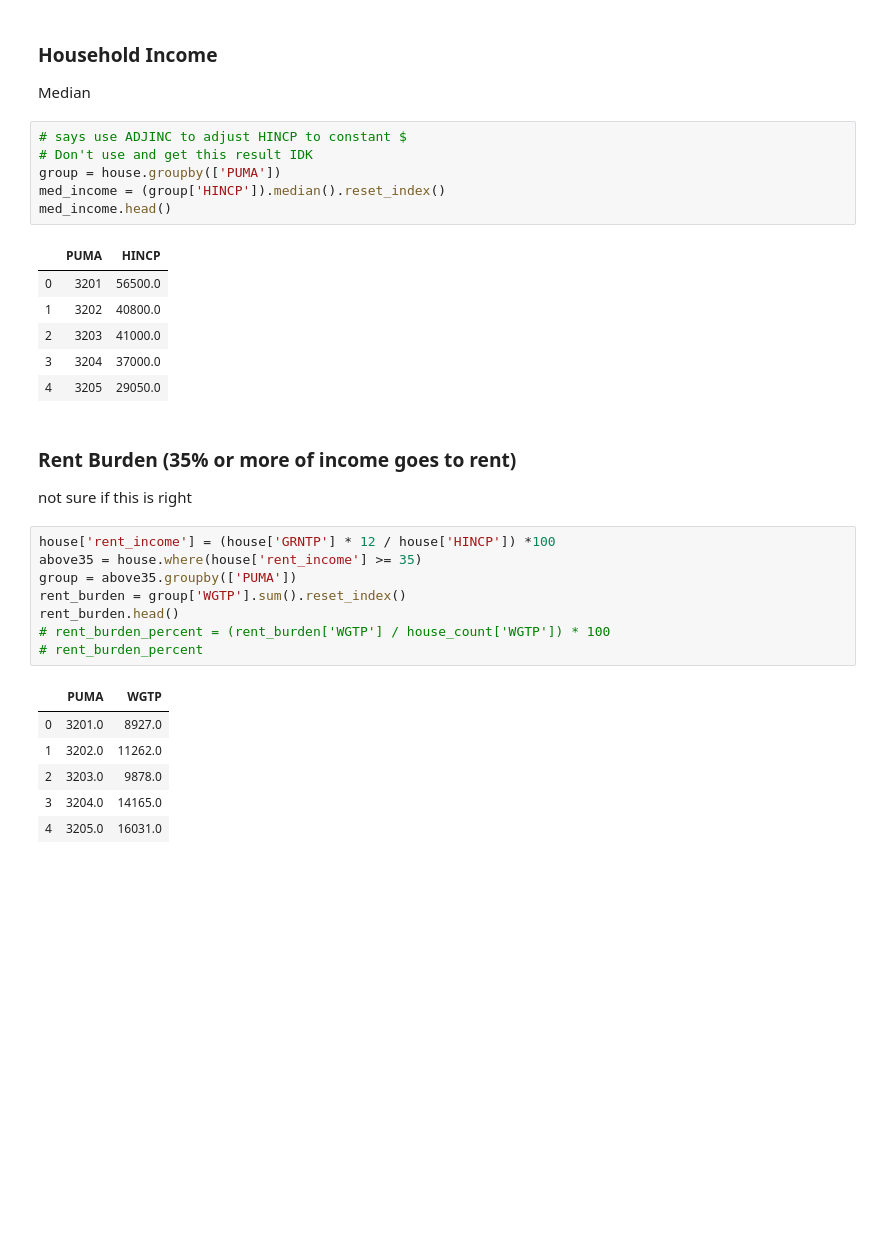
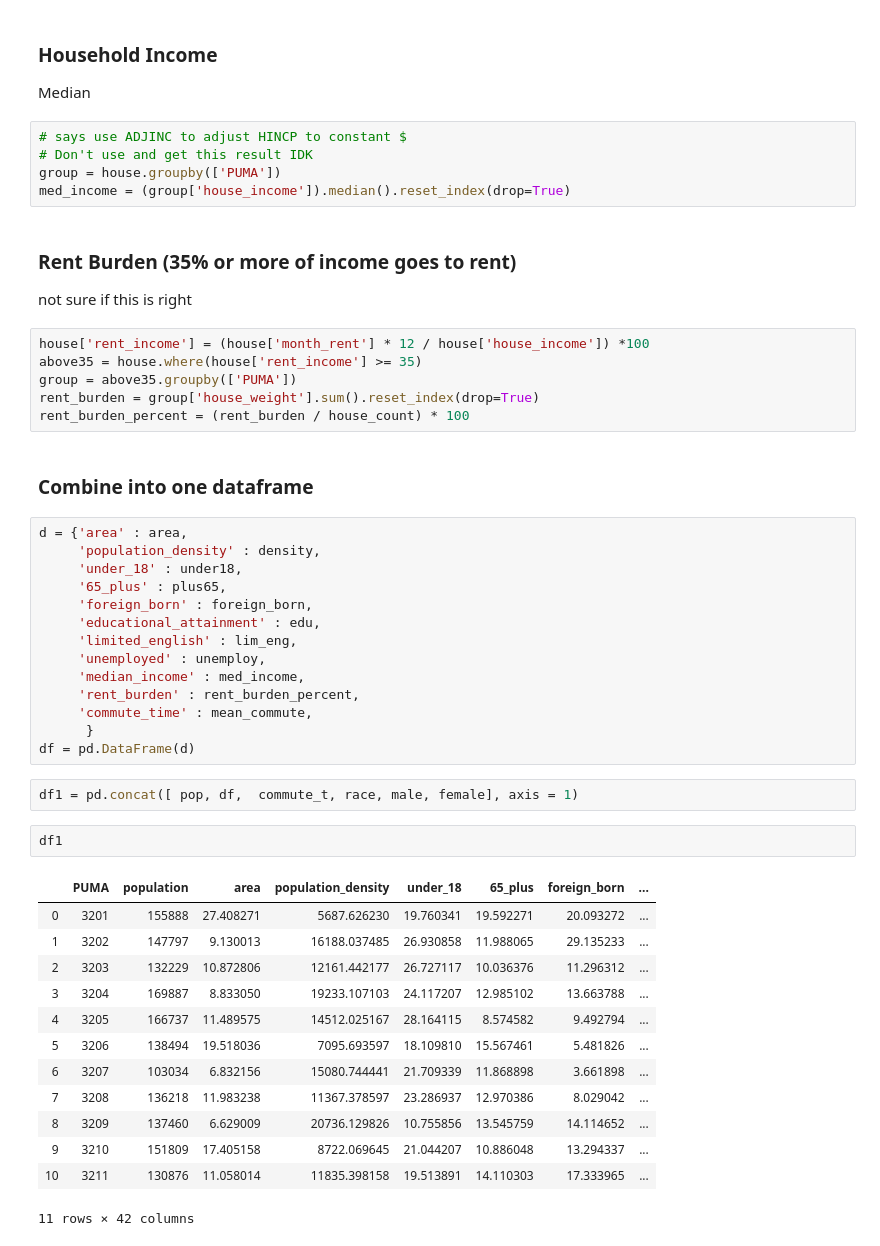
Before and after one commit to PhilaController/community-profiles, a Jupyter notebook: census_data_analysis.ipynb, the cells around one changed output. Saved outputs shown, nothing was run; the diff lists cells and outputs as text; blank space fills up the shorter version.

```diff
--- a/census_data_analysis.ipynb
+++ b/census_data_analysis.ipynb
@@ -364,31 +241,48 @@ Median
 # says use ADJINC to adjust HINCP to constant $
 # Don't use and get this result IDK
 group = house.groupby(['PUMA'])
-med_income = (group['HINCP']).median().reset_index()
-med_income.head()
+med_income = (group['house_income']).median().reset_index(drop=True)
-# %% [output]
-|  | PUMA | HINCP |
-| 0 | 3201 | 56500.0 |
-| 1 | 3202 | 40800.0 |
-| 2 | 3203 | 41000.0 |
-| 3 | 3204 | 37000.0 |
-| 4 | 3205 | 29050.0 |
 # %% [markdown]
 ### Rent Burden (35% or more of income goes to rent)
 
 not sure if this is right
 # %%
-house['rent_income'] = (house['GRNTP'] * 12 / house['HINCP']) *100
+house['rent_income'] = (house['month_rent'] * 12 / house['house_income']) *100
 above35 = house.where(house['rent_income'] >= 35)
 group = above35.groupby(['PUMA'])
-rent_burden = group['WGTP'].sum().reset_index()
-rent_burden.head()
-# rent_burden_percent = (rent_burden['WGTP'] / house_count['WGTP']) * 100
-# rent_burden_percent
+rent_burden = group['house_weight'].sum().reset_index(drop=True)
+rent_burden_percent = (rent_burden / house_count) * 100
-# %% [output]
-|  | PUMA | WGTP |
-| 0 | 3201.0 | 8927.0 |
-| 1 | 3202.0 | 11262.0 |
-| 2 | 3203.0 | 9878.0 |
-| 3 | 3204.0 | 14165.0 |
-| 4 | 3205.0 | 16031.0 |
+# %% [markdown]
+### Combine into one dataframe
+# %%
+d = {'area' : area,
+     'population_density' : density,
+     'under_18' : under18,
+     '65_plus' : plus65,
+     'foreign_born' : foreign_born,
+     'educational_attainment' : edu,
+     'limited_english' : lim_eng,
+     'unemployed' : unemploy,
+     'median_income' : med_income,
+     'rent_burden' : rent_burden_percent,
+     'commute_time' : mean_commute,
+      }
+df = pd.DataFrame(d)
+# %%
+df1 = pd.concat([ pop, df,  commute_t, race, male, female], axis = 1)
+# %%
+df1
+# %% [output]
+|  | PUMA | population | area | population_density | under_18 | 65_plus | foreign_born | ... |
+| 0 | 3201 | 155888 | 27.408271 | 5687.626230 | 19.760341 | 19.592271 | 20.093272 | ... |
+| 1 | 3202 | 147797 | 9.130013 | 16188.037485 | 26.930858 | 11.988065 | 29.135233 | ... |
+| 2 | 3203 | 132229 | 10.872806 | 12161.442177 | 26.727117 | 10.036376 | 11.296312 | ... |
+| 3 | 3204 | 169887 | 8.833050 | 19233.107103 | 24.117207 | 12.985102 | 13.663788 | ... |
+| 4 | 3205 | 166737 | 11.489575 | 14512.025167 | 28.164115 | 8.574582 | 9.492794 | ... |
+| 5 | 3206 | 138494 | 19.518036 | 7095.693597 | 18.109810 | 15.567461 | 5.481826 | ... |
+| 6 | 3207 | 103034 | 6.832156 | 15080.744441 | 21.709339 | 11.868898 | 3.661898 | ... |
+| 7 | 3208 | 136218 | 11.983238 | 11367.378597 | 23.286937 | 12.970386 | 8.029042 | ... |
+| 8 | 3209 | 137460 | 6.629009 | 20736.129826 | 10.755856 | 13.545759 | 14.114652 | ... |
+| 9 | 3210 | 151809 | 17.405158 | 8722.069645 | 21.044207 | 10.886048 | 13.294337 | ... |
+| 10 | 3211 | 130876 | 11.058014 | 11835.398158 | 19.513891 | 14.110303 | 17.333965 | ... |
+11 rows × 42 columns
```
Also changed, not shown: parts of 42 cells of this notebook, 2 other files.
